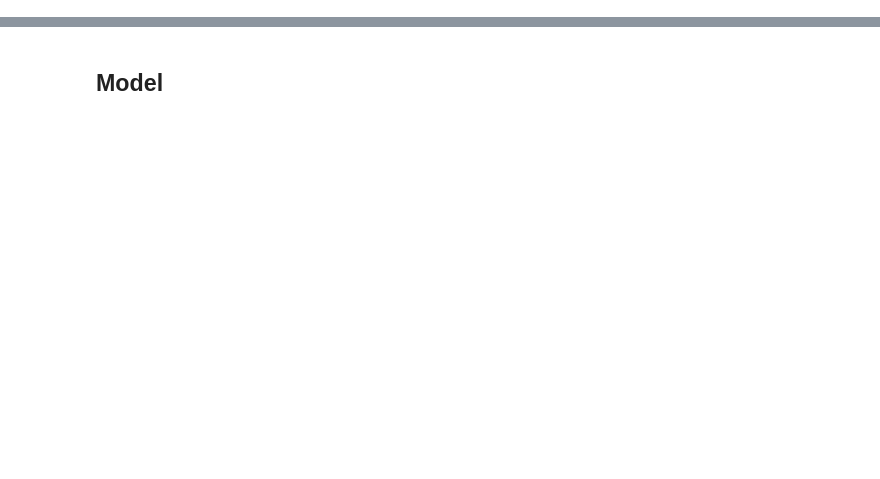
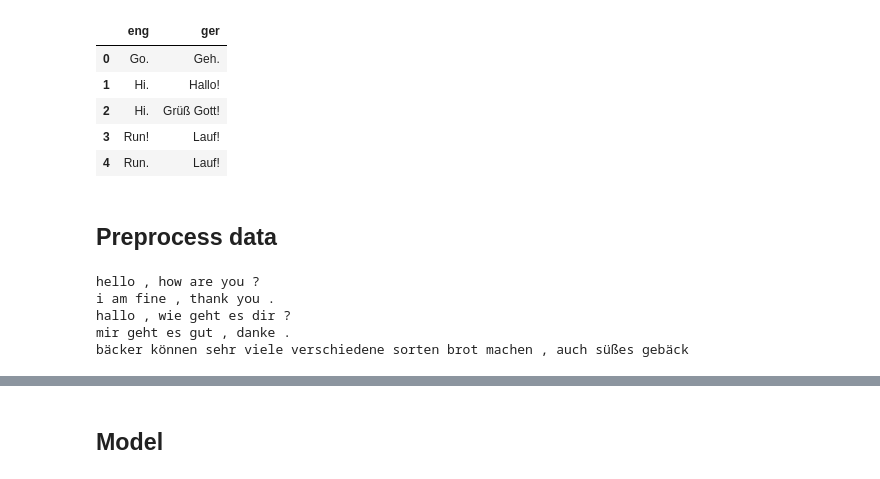
Before and after one commit to nomomon/NLP-course-project, a Jupyter notebook: notebook.ipynb, the cells around one changed output, grey strips where cells are left out. Drawn from its saved outputs; the diff is of its cells as text; code cells hidden in the pictures; blank space fills up the shorter version.

```diff
--- a/notebook.ipynb
+++ b/notebook.ipynb
@@ -225,0 +28,36 @@ array([  0, 378,   6,  52, 106,  26,  60,   6,  20, 189,   1,   3,   3,
+# %%
+df = pd.read_csv("deu.txt", sep="\t", header=None)
+df.columns=["eng", "ger", "attr"]
+df.drop(columns=["attr"], inplace=True)
+df.head()
+# %% [output]
+|  | eng | ger |
+| 0 | Go. | Geh. |
+| 1 | Hi. | Hallo! |
+| 2 | Hi. | Grüß Gott! |
+| 3 | Run! | Lauf! |
+| 4 | Run. | Lauf! |
+# %% [markdown]
+## Preprocess data
+# %%
+def prep(sentence):
+    sentence = sentence.lower().strip()
+    sentence = re.sub(r"([?.!,¿])", r" \1 ", sentence)
+    sentence = re.sub(r'[" "]+', " ", sentence)
+    sentence = re.sub(r"[^a-zA-ZäöüÄÖÜß?.!,¿]+", " ", sentence)
+    sentence = sentence.strip()
+    return sentence
+
+print(prep("Hello, how are you?"))
+print(prep("I am fine, thank you."))
+
+# test in german (umlaut)
+print(prep("Hallo, wie geht es dir?"))
+print(prep("Mir geht es gut, danke."))
+print(prep("Bäcker können sehr viele verschiedene Sorten Brot machen, auch süßes Gebäck"))
+# %% [output]
+hello , how are you ?
+i am fine , thank you .
+hallo , wie geht es dir ?
+mir geht es gut , danke .
+bäcker können sehr viele verschiedene sorten brot machen , auch süßes gebäck
```
Also changed, not shown: parts of 62 cells of this notebook, 1 other file.
